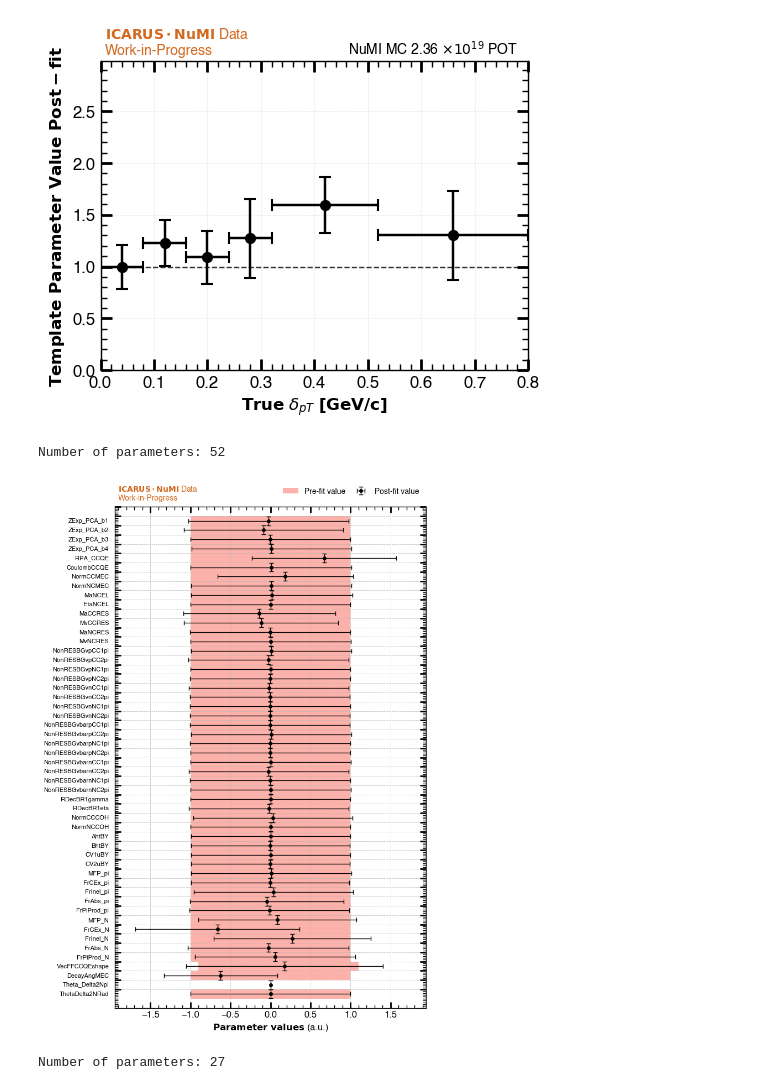
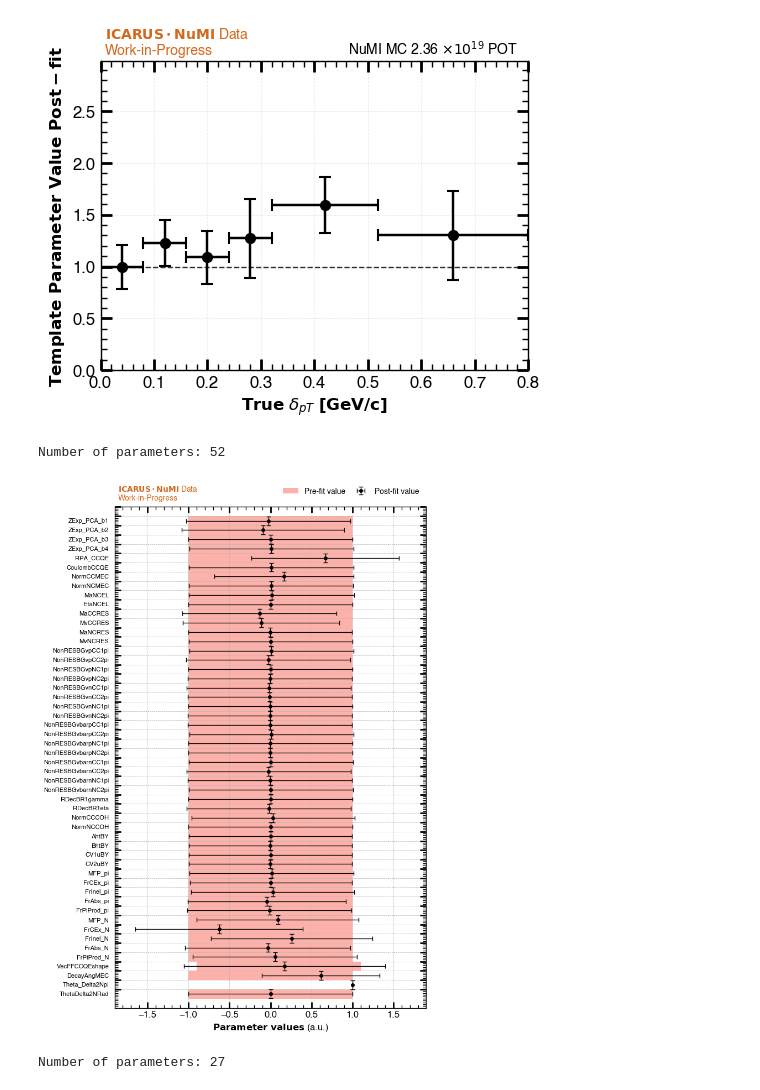
Before and after one commit to rvizarreta/gundam-icarus, a Jupyter notebook: Notebooks/dpT/RealData_Studies.ipynb, the cells around one changed output. Drawn from its saved outputs; the diff is of its cells as text; code cells hidden in the pictures.

```diff
--- a/Notebooks/dpT/RealData_Studies.ipynb
+++ b/Notebooks/dpT/RealData_Studies.ipynb
@@ -372,15 +372,15 @@ fig_template.savefig('../Plots/dpT/RealData/TemplateParameters/dpT.png', dpi=300
 # %%
 # Usage
 fig, ax = plot_fit_constraints(
-    filename="/Users/rvizarreta/Library/CloudStorage/GoogleDrive-rvizarreta14@gmail.com/My Drive/🏛 PhD Repository/🚀 Research/🤖 Experiments&Projects/ICARUS/ICARUS_CC0pi_GUNDAM/data/Fitter/dpT/RealData/real_dpT.root",
+    filename="/data/Fitter/dpT/RealData/real_dpT_B.root",
     figsize=(7, 10),
     directory_path="FitterEngine/postFit/Hesse/errors/Cross section Systematics/values",
     title_line1=r'$\bf{ICARUS \cdot NuMI}$ Data' + '\n' + 'Work-in-Progress'
 )
 fig.savefig('../Plots/dpT/RealData/NuisanceParameters/dpT_InteractionModel.png', dpi=300, bbox_inches='tight')
 # %% [output]
 Number of parameters: 52
-[figure, old version]
+[figure, new version]
 # %%
 # Usage
 fig, ax = plot_fit_constraints(
```
Also changed, not shown: parts of 6 cells of this notebook, 3 other files.
